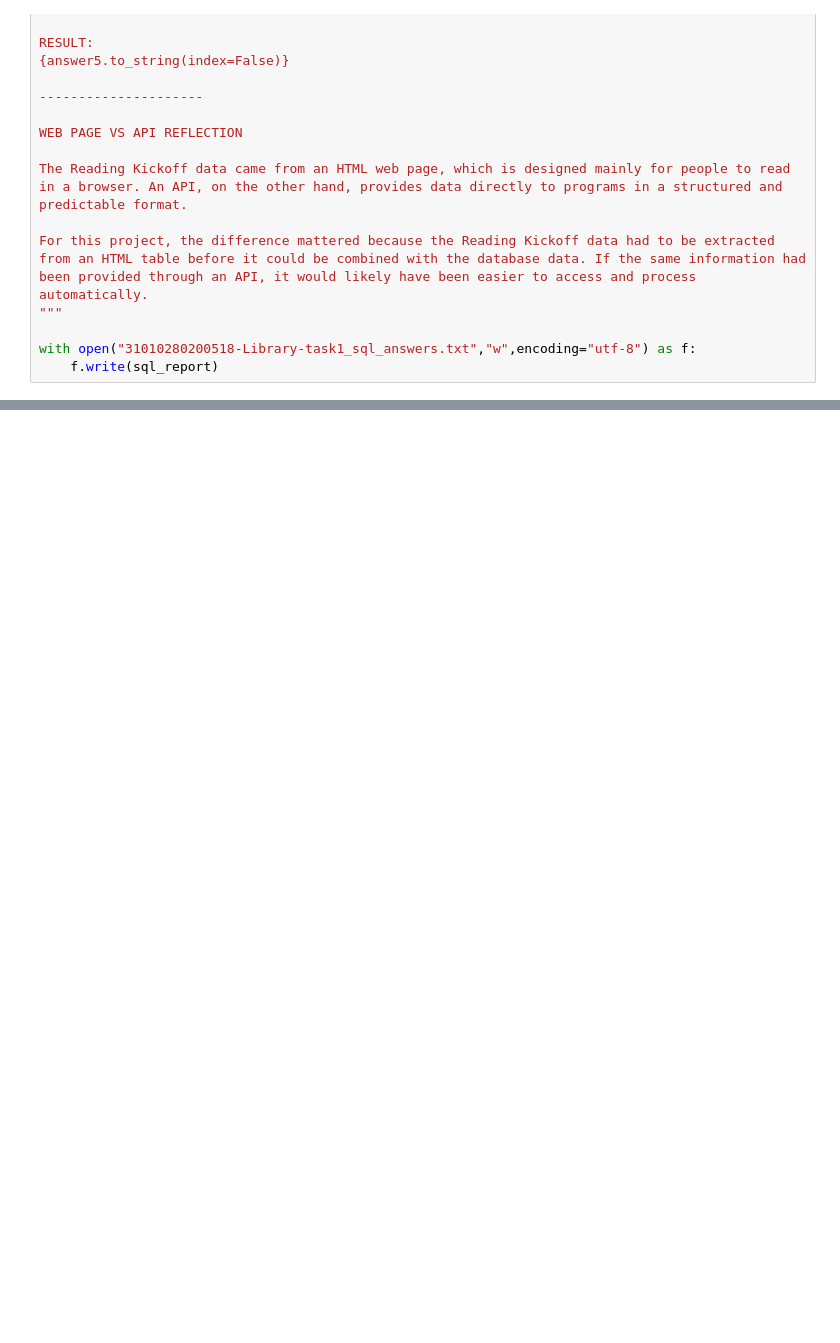
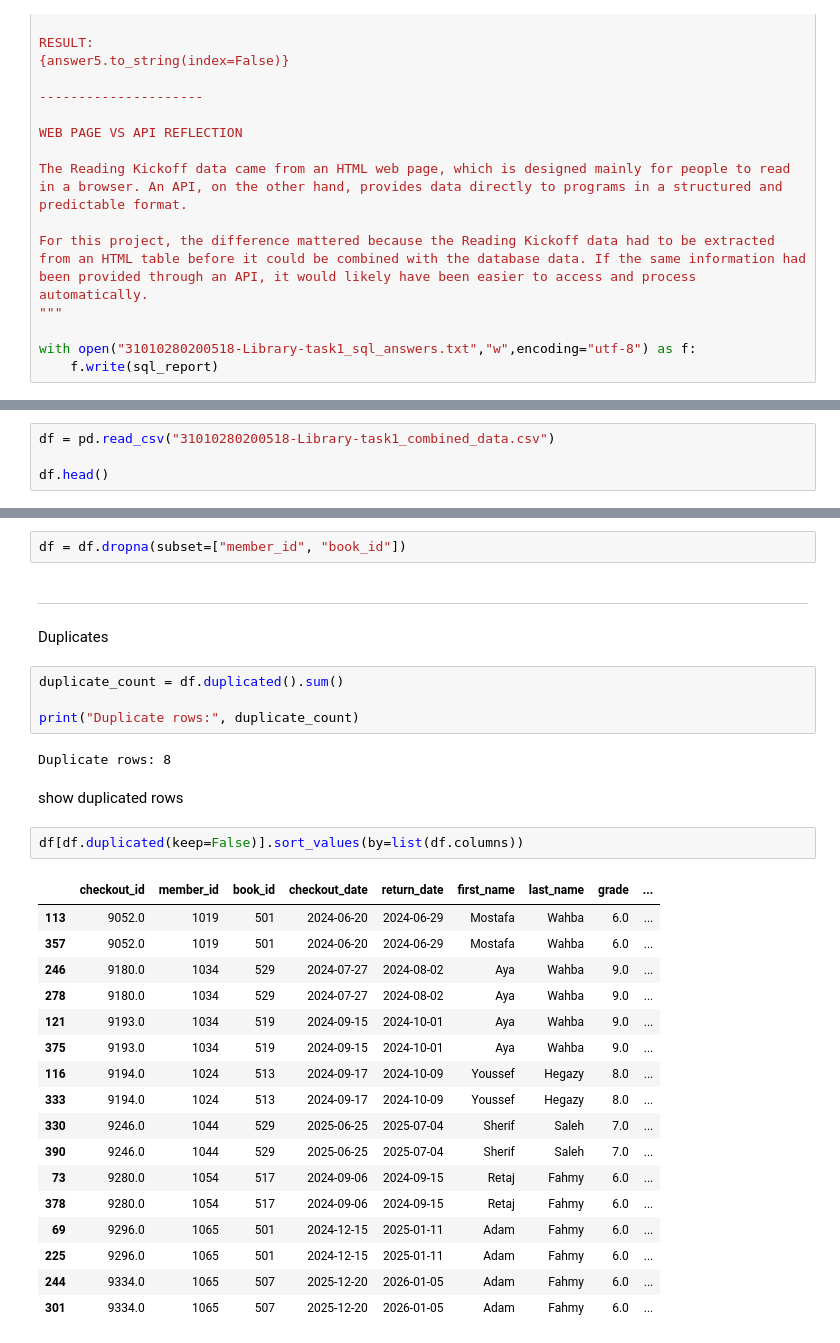
Before and after one commit to i-aliahmed/Final-Project, a Jupyter notebook: 31010280200518-CityLibrary.ipynb, the cells around one changed output, grey strips where cells are left out. Cells and saved outputs as stored; diff of their text form; blank space fills up the shorter version.

Commit message:
git status git add 31010280200518 -CityLibrary.ipynb git commit -m "Complete Task 2" git push

```diff
--- a/31010280200518-CityLibrary.ipynb
+++ b/31010280200518-CityLibrary.ipynb
@@ -619,0 +626,4 @@ with open("31010280200518-Library-task1_sql_answers.txt","w",encoding="utf-8") a
+# %%
+df = pd.read_csv("31010280200518-Library-task1_combined_data.csv")
+
+df.head()
@@ -619,0 +655,36 @@ with open("31010280200518-Library-task1_sql_answers.txt","w",encoding="utf-8") a
+# %%
+df = df.dropna(subset=["member_id", "book_id"])
+# %% [markdown]
+
+
+---
+# %% [markdown]
+Duplicates
+# %%
+duplicate_count = df.duplicated().sum()
+
+print("Duplicate rows:", duplicate_count)
+# %% [output]
+Duplicate rows: 8
+# %% [markdown]
+show duplicated rows
+# %%
+df[df.duplicated(keep=False)].sort_values(by=list(df.columns))
+# %% [output]
+|  | checkout_id | member_id | book_id | checkout_date | return_date | first_name | last_name | grade | ... |
+| 113 | 9052.0 | 1019 | 501 | 2024-06-20 | 2024-06-29 | Mostafa | Wahba | 6.0 | ... |
+| 357 | 9052.0 | 1019 | 501 | 2024-06-20 | 2024-06-29 | Mostafa | Wahba | 6.0 | ... |
+| 246 | 9180.0 | 1034 | 529 | 2024-07-27 | 2024-08-02 | Aya | Wahba | 9.0 | ... |
+| 278 | 9180.0 | 1034 | 529 | 2024-07-27 | 2024-08-02 | Aya | Wahba | 9.0 | ... |
+| 121 | 9193.0 | 1034 | 519 | 2024-09-15 | 2024-10-01 | Aya | Wahba | 9.0 | ... |
+| 375 | 9193.0 | 1034 | 519 | 2024-09-15 | 2024-10-01 | Aya | Wahba | 9.0 | ... |
+| 116 | 9194.0 | 1024 | 513 | 2024-09-17 | 2024-10-09 | Youssef | Hegazy | 8.0 | ... |
+| 333 | 9194.0 | 1024 | 513 | 2024-09-17 | 2024-10-09 | Youssef | Hegazy | 8.0 | ... |
+| 330 | 9246.0 | 1044 | 529 | 2025-06-25 | 2025-07-04 | Sherif | Saleh | 7.0 | ... |
+| 390 | 9246.0 | 1044 | 529 | 2025-06-25 | 2025-07-04 | Sherif | Saleh | 7.0 | ... |
+| 73 | 9280.0 | 1054 | 517 | 2024-09-06 | 2024-09-15 | Retaj | Fahmy | 6.0 | ... |
+| 378 | 9280.0 | 1054 | 517 | 2024-09-06 | 2024-09-15 | Retaj | Fahmy | 6.0 | ... |
+| 69 | 9296.0 | 1065 | 501 | 2024-12-15 | 2025-01-11 | Adam | Fahmy | 6.0 | ... |
+| 225 | 9296.0 | 1065 | 501 | 2024-12-15 | 2025-01-11 | Adam | Fahmy | 6.0 | ... |
+| 244 | 9334.0 | 1065 | 507 | 2025-12-20 | 2026-01-05 | Adam | Fahmy | 6.0 | ... |
+| 301 | 9334.0 | 1065 | 507 | 2025-12-20 | 2026-01-05 | Adam | Fahmy | 6.0 | ... |
```
Also changed, not shown: parts of 40 cells of this notebook, 2 other files.
